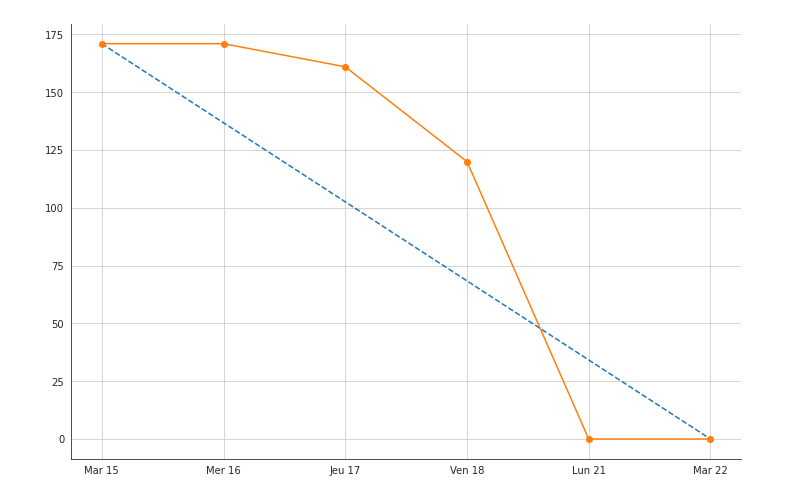
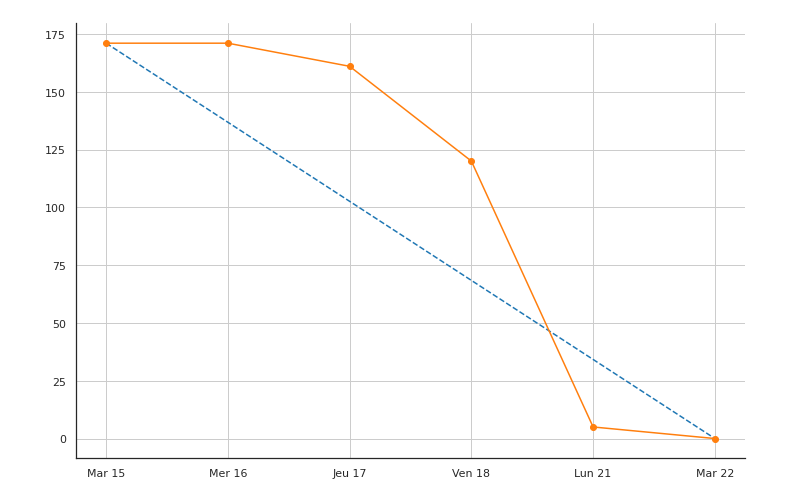
Before and after one commit to julienbosse/Brief_agile, a Jupyter notebook: figures/burndownchart.ipynb, the cells around one changed output. Cells and saved outputs as stored; diff of their text form; code cells hidden in the pictures.

```diff
--- a/figures/burndownchart.ipynb
+++ b/figures/burndownchart.ipynb
@@ -5,34 +5,34 @@ import pandas as pd
 import numpy as np
 
 data = pd.DataFrame()
 
 data["y1"]= [171-34.2*i for i in range(0,6)]
 data["x1"]=[1,2,3,4,5,6]
 
-data["y2"]=[171,171,161,120,0,0]
+data["y2"]=[171,171,161,120,5,0]
 data["x2"]=[1,2,3,4,5,6]
 
 sns.set_style("white")
 
 fig, ax = plt.subplots(figsize=[12,8])
 ax.plot(data["x1"], data["y1"],"--")
 ax.plot(data["x2"], data["y2"],"-o")
 ax.grid()
 
 labels_x=["0","Mar 15","Mer 16","Jeu 17","Ven 18","Lun 21","Mar 22"]
 ax.set_xticklabels(labels_x, rotation=0)
 
 # .despine permet de supprimer les axes de haut et de droite
 # top=True, right=True, left=False, bottom=False
 
 sns.despine()
 
 # paper, notebook, talk et poser
 sns.set_context("notebook")
 plt.show()
 # fig.savefig("figures/burndown_sprint1")
 plt.close()
 # %% [output]
-[figure, old version]
+[figure, new version]
 # %%
 fig.savefig("burndown_sprint1.png")
```
Also changed, not shown: 1 other file.
